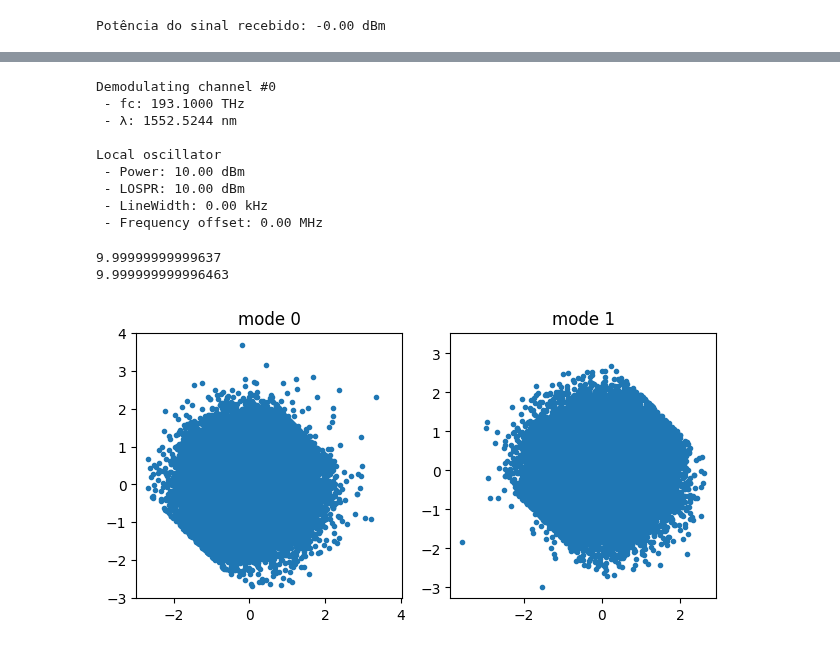
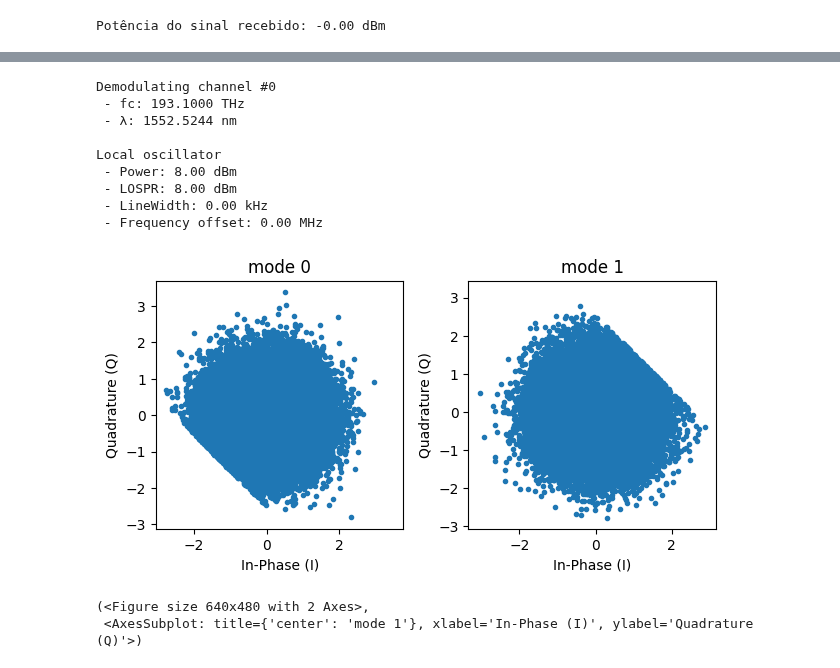
Before and after one commit to jfelipeslg/TCC_Single-Ended-Receiver, a Jupyter notebook: transmission/dual-pol/dual-pol_SER_DFR-IC-GD.ipynb, the cells around one changed output, grey strips where cells are left out. Drawn from its saved outputs; the diff is of its cells as text; code cells hidden in the pictures.

```diff
--- a/transmission/dual-pol/dual-pol_SER_DFR-IC-GD.ipynb
+++ b/transmission/dual-pol/dual-pol_SER_DFR-IC-GD.ipynb
@@ -255,3 +27,15 @@ def gradientDescent(R1, R2, sigWDM, sigLO, mu = 0.05, N=150, clipping=True):
+# %%
+import importlib.util
+
+# Import OFE.py (Optical Front-End)
+spec = importlib.util.spec_from_file_location("OFE", "../../utils/OFE.py")
+OFE = importlib.util.module_from_spec(spec)
+spec.loader.exec_module(OFE)
+
+# Import mitigationSBBI.py
+spec_2 = importlib.util.spec_from_file_location("mitigationSSBI", "../../utils/mitigationSSBI.py")
+SSBI = importlib.util.module_from_spec(spec_2)
+spec_2.loader.exec_module(SSBI)
 # %%
 # Parâmetros - Transmissor
 paramTx = parameters()
@@ -340,7 +129,7 @@ symbTx = symbTx_[:,:,chIndex]
 
 #############################################
 # Parâmetros - Receptor - Oscilador Local
-LOSPR   = 10                    # Relação potência do sinal-LO [dB]
+LOSPR   = 8                    # Relação potência do sinal-LO [dB]
 
 π       = np.pi
 FO      = 0*64e6                # Offset de frequência
@@ -367,75 +156,81 @@ Demodulating channel #0
  - λ: 1552.5244 nm
 
 Local oscillator
- - Power: 10.00 dBm
- - LOSPR: 10.00 dBm
+ - Power: 8.00 dBm
+ - LOSPR: 8.00 dBm
  - LineWidth: 0.00 kHz
  - Frequency offset: 0.00 MHz
 # %%
 # Receptor óptico single-ended
-R1_polx, R2_polx, R1_poly, R2_poly = pdmSEReceiver(sigWDM, sigLO, θsig=0, Rd=1)
+paramPD = parameters()
+paramPD.B = 2 * paramTx.Rs
+paramPD.Fs = Fs
+paramPD.ideal = True
+
+θsig = 0 # polarization rotation angle
+R1_polx, R2_polx, R1_poly, R2_poly = OFE.pdmSEReceiver(sigWDM, sigLO, θsig=θsig, paramPD=paramPD)
 
 # Mitigação da SSBI
-type_EqSSBI = 'cic'
+type_EqSSBI = 'dfr'
 
-assert type_EqSSBI in ['none', 'dfr', 'cic', 'gd'], "Algoritmo de mitigação da SSBI inválido."
+assert type_EqSSBI in ['none', 'dfr', 'ic', 'gd'], "Algoritmo de mitigação da SSBI inválido."
 
 if type_EqSSBI == 'dfr':
     # Algoritmo de reconstrução de sinal (DFR)
     Elox, Eloy = pbs(sigLO, θ=np.pi/4) # PBS do LO
 
-    sigDFR_polx = DFR(R1_polx, R2_polx, Elox)
-    sigDFR_poly = DFR(R1_poly, R2_poly, Eloy)
+    sigDFR_polx = SSBI.DFR(R1_polx, R2_polx, Elox)
+    sigDFR_poly = SSBI.DFR(R1_poly, R2_poly, Eloy)
 
     sigDFR = np.array([sigDFR_polx, sigDFR_poly]).T
     sigDFR = sigDFR - np.mean(sigDFR)
 
     sigRx = sigDFR
 
-elif type_EqSSBI == 'cic':
-    # Algoritmo iterativo de cancelamento da SSBI com clipping (CIC)
+elif type_EqSSBI == 'ic':
+    # Algoritmo iterativo de cancelamento da SSBI com clipping (IC)
     Elox, Eloy = pbs(sigLO, θ=np.pi/4) # PBS do LO
 
     Nsteps     = 20     # Número de iterações
     enableClip = True   # Ativação o clipping
 
-    sigIC_polx = CIC( R1_polx, R2_polx, sigWDM[:,0], Elox, N=Nsteps, clipping=enableClip)
-    sigIC_poly = CIC( R1_poly, R2_poly, sigWDM[:,1], Eloy, N=Nsteps, clipping=enableClip)
+    sigIC_polx = SSBI.IC( R1_polx, R2_polx, sigWDM[:,0], Elox, N=Nsteps, clipping=enableClip)
+    sigIC_poly = SSBI.IC( R1_poly, R2_poly, sigWDM[:,1], Eloy, N=Nsteps, clipping=enableClip)
     sigIC = np.array([sigIC_polx, sigIC_poly]).T
 
     sigRx = sigIC
 
 elif type_EqSSBI == 'gd':
     # Algoritmo gradiente descendente
     Elox, Eloy = pbs(sigLO, θ=np.pi/4) # PBS do LO
 
     # Algoritmo gradiente descendente
     mu_        = 0.05    # Passo do algoritmo
     Nsteps     = 120     # Número de iterações
     enableClip = True    # Ativação o clipping
 
-    sigGD_polx = gradientDescent(R1_polx, R2_polx, sigWDM[:,0], Elox, mu=mu_, N=Nsteps, clipping=enableClip)
-    sigGD_poly = gradientDescent(R1_poly, R2_poly, sigWDM[:,1], Eloy, mu=mu_, N=Nsteps, clipping=enableClip)
+    sigGD_polx = SSBI.gradientDescent(R1_polx, R2_polx, sigWDM[:,0], Elox, mu=mu_, N=Nsteps, clipping=enableClip)
+    sigGD_poly = SSBI.gradientDescent(R1_poly, R2_poly, sigWDM[:,1], Eloy, mu=mu_, N=Nsteps, clipping=enableClip)
     sigGD = np.array([sigGD_polx, sigGD_poly]).T
 
     sigRx = sigGD
 
 else:
     # Não há mitigação da SSBI
     sigPD_polx = R1_polx + 1j*R2_polx
     sigPD_poly = R1_poly + 1j*R2_poly
 
     sigPD = np.array([sigPD_polx, sigPD_poly]).T
     sigPD = sigPD - np.mean(sigPD)
 
     sigRx = sigPD
 
 # plot constellations (pós-receptor coerente)
 pconst(sigRx[0::paramTx.SpS, :], lim=False, R=3, pType='fast')
 # %% [output]
+[figure, new version]
-9.99999999999637
-9.999999999996463
+(<Figure size 640x480 with 2 Axes>,
+ <AxesSubplot: title={'center': 'mode 1'}, xlabel='In-Phase (I)', ylabel='Quadrature (Q)'>)
-[figure, old version]
 # %%
 # Filtro casado
 pulse = pulseShape('rrc', paramTx.SpS, N=paramTx.Ntaps, alpha=paramTx.alphaRRC, Ts=1/paramTx.Rs)
```
Also changed, not shown: parts of 14 cells of this notebook, 10 other files.
